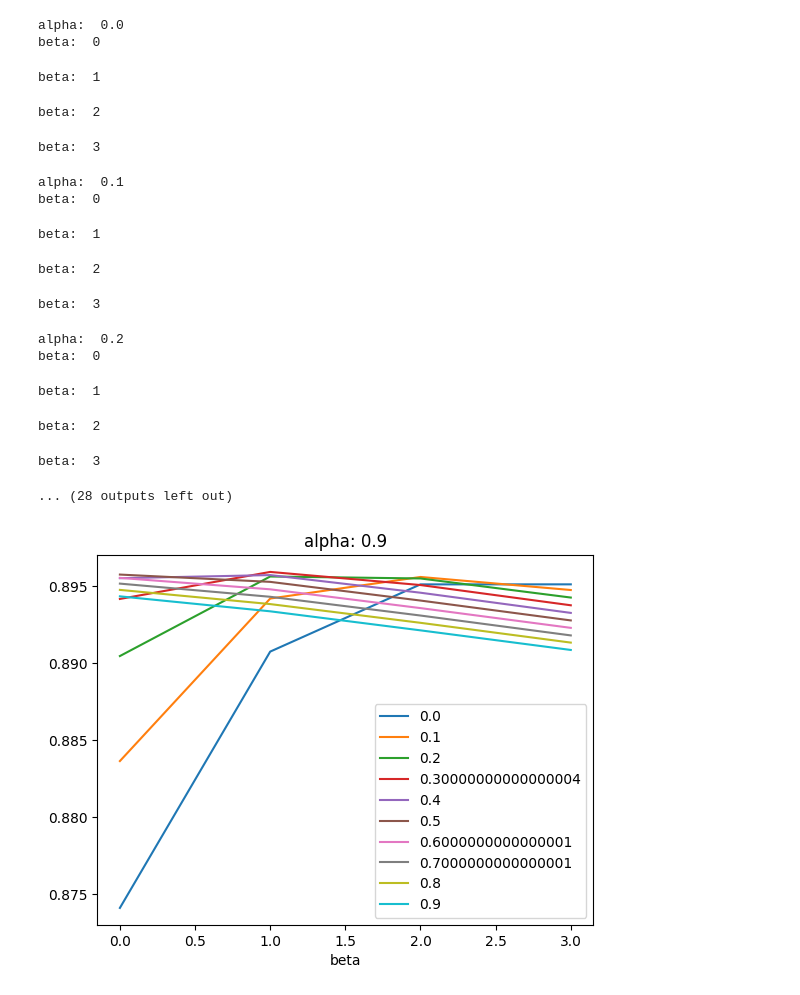
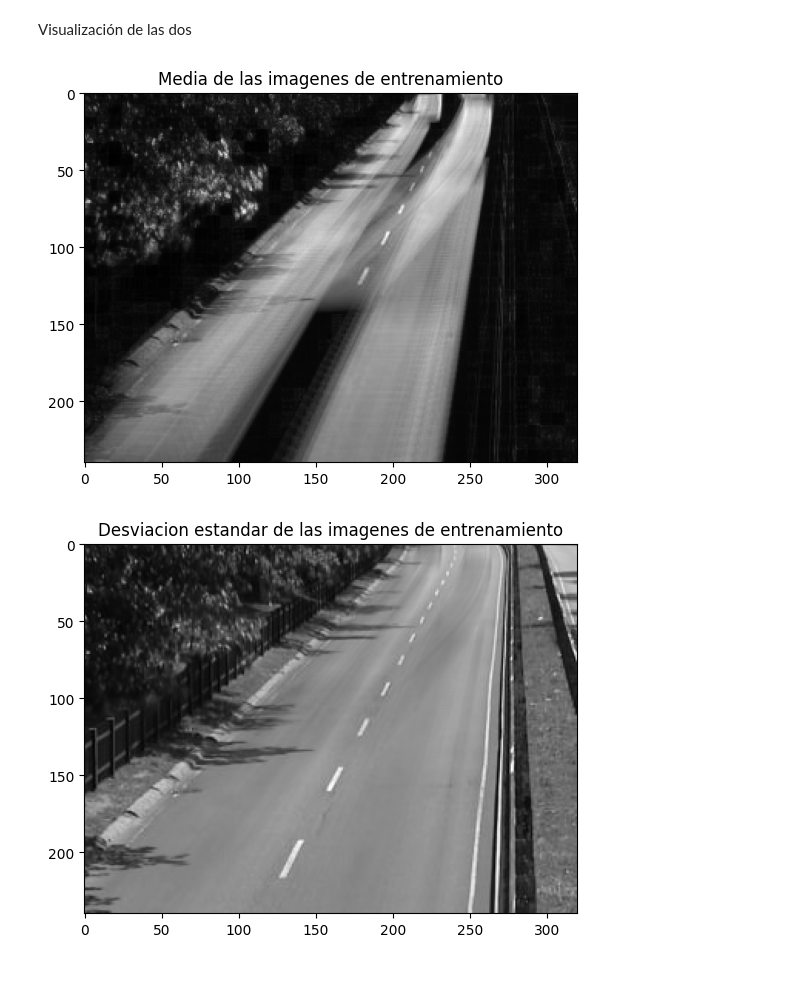
Before and after one commit to albertceballos0/UAB-VC-voice-identification, a Jupyter notebook: LAB1/lab1.ipynb, the cells around one changed output. Drawn from its saved outputs; the diff is of its cells as text; code cells hidden in the pictures.

```diff
--- a/LAB1/lab1.ipynb
+++ b/LAB1/lab1.ipynb
@@ -188,40 +54,12 @@ plt.show()
-# %%
-results_dynamicThreshold = {}
-for alpha in np.arange(0, 1, 0.1):
-    results_dynamicThreshold[alpha] = []
-    for beta in np.arange(20,60,10):
-        results_dynamicThreshold[alpha].append(((train_imgs - mean) > alpha * std + beta).astype(int) * 255)
-f1_dynamicThreshold = {}
-for i in results_dynamicThreshold.keys():
-    print("alpha: ",i)
-    f1_dynamicThreshold[i] = []
-    for j in range(len(results_dynamicThreshold[i])):
-        print("beta: ",j)
-        f1_dynamicThreshold[i].append(f1_score(train_imgsGT.flatten(), results_dynamicThreshold[i][j].flatten(), pos_label=255, average='weighted'))
-# %% [output]
-alpha:  0.0
-beta:  0
-beta:  1
-beta:  2
-beta:  3
-alpha:  0.1
-beta:  0
-beta:  1
-beta:  2
-beta:  3
-alpha:  0.2
-beta:  0
-beta:  1
-beta:  2
-beta:  3
-... (28 outputs left out)
-# %%
-for i in f1_dynamicThreshold.keys():
-    plt.title(f"alpha: {i}")
-    plt.xlabel("beta")
-    plt.plot(f1_dynamicThreshold[i], label=i)
-
-plt.legend()
-plt.show()
-# %% [output]
-[figure, removed]
+# %% [markdown]
+Visualización de las dos
+# %%
+plt.title("Media de las imagenes de entrenamiento")
+plt.imshow(std, cmap = "gray");
+plt.show()
+plt.title("Desviacion estandar de las imagenes de entrenamiento")
+plt.imshow(mean, cmap = "gray");
+plt.show()
+# %% [output]
+[figure, added]
+[figure, added]
```
Also changed, not shown: parts of 61 cells of this notebook.
